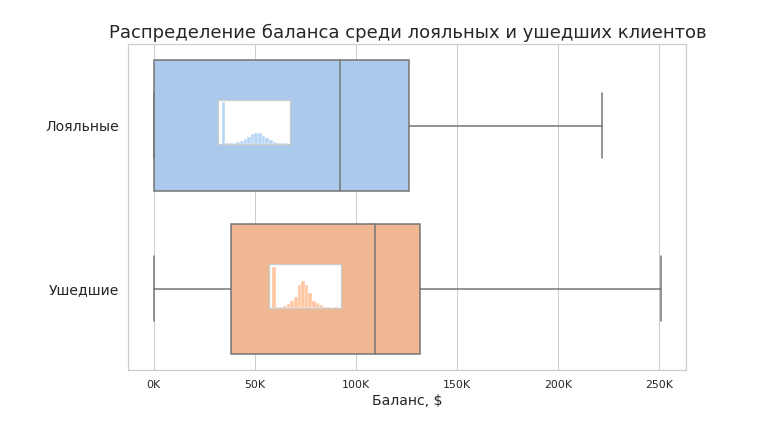
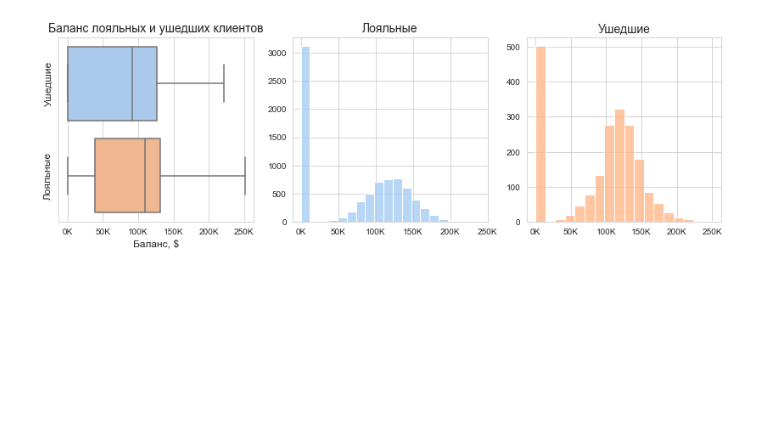
Before and after one commit to evpozdniakov/ds_projects, a Jupyter notebook: project1/DataSciencePython13Module9.ipynb, the cells around one changed output. Saved outputs shown, nothing was run; the diff lists cells and outputs as text; code cells hidden in the pictures; blank space fills up the shorter version.

```diff
--- a/project1/DataSciencePython13Module9.ipynb
+++ b/project1/DataSciencePython13Module9.ipynb
@@ -49,15 +68,19 @@ ch = churncp()
 
 mask = ch['Balance'] > 2500
 
-balance_data = ch[mask]
+data = ch[mask]
 
-plt.figure(figsize=(10, 6))
-g = sns.histplot(balance_data, x='Balance', bins=25, color=colors[0])
-g.set_xticklabels([f"{round(x)}K" for x in g.get_xticks()/1000]);
+fig = plt.figure('9.2', figsize=figsize)
+ax = fig.add_axes([0,0,1,1])
 
-g.set_title('Распределение средств клиентов с балансом > 2500 $', fontsize=18)
-g.set_xlabel('Баланс, $', fontsize=18);
-g.set_ylabel('Количество, чел.', fontsize=18);
+sns.histplot(ax=ax, data=data, x='Balance', bins=25, color=colors[0])
+
+ax.set_xticks([x * 1e4 for x in range(0, 30, 5)])
+ax.set_xticklabels([f"{round(x)}K" for x in ax.get_xticks()/1000])
+
+ax.set_title('Распределение средств клиентов с балансом > 2500 $', fontsize=18)
+ax.set_xlabel('Баланс, $', fontsize=18)
+ax.set_ylabel('Количество, чел.', fontsize=18);
 
 # Комментарий
 # -----------
@@ -85,45 +108,50 @@ g.set_ylabel('Количество, чел.', fontsize=18);
 # %%
 # 9.3. Посмотрите на распределение баланса клиента в разрезе признака оттока.
 # Как различаются суммы на накопительном счёте ушедших и лояльных клиентов?
 # Подумайте и напишите, с чем это может быть связано, что может не устраивать ушедших клиентов в банке.
 
-fig = plt.figure(figsize=(10, 6))
+ch = churncp()
 
-g = sns.boxplot(data=ch, y='Exited', x='Balance', orient='h', palette="pastel")
+fig = plt.figure('9.3', figsize=figsize3)
+axes = fig.subplots(1, 3)
+ax = axes[0]
 
-g.set_xticklabels([f"{round(x)}K" for x in g.get_xticks()/1000]);
-g.set_yticklabels(['Лояльные', 'Ушедшие'], fontsize=14);
+sns.boxplot(ax=ax, data=ch, y='Exited', x='Balance', orient='h', palette="pastel")
 
-g.set_title('Распределение баланса среди лояльных и ушедших клиентов', fontsize=18)
-g.set_xlabel('Баланс, $', fontsize=14);
-g.set_ylabel('');
+ax.set_xticks([x * 1e4 for x in range(0, 30, 5)])
+ax.set_xticklabels([f"{round(x)}K" for x in ax.get_xticks()/1000])
+
+ax.set_yticks([1, 0])
+ax.set_yticklabels(['Лояльные', 'Ушедшие'], fontsize=12, rotation=90, va='center')
+
+ax.set_title('Баланс лояльных и ушедших клиентов', fontsize=14)
+ax.set_xlabel('Баланс, $', fontsize=12)
+ax.set_ylabel('')
 
 def hist(ax, data, color):
-  g = sns.histplot(ax=ax, data=data, x='Balance', color=color)
-  g.tick_params(left=False, bottom=False)
-  g.set_xticks([])
-  g.set_yticks([])
-  g.set_xlabel('')
-  g.set_ylabel('')
-  ax2.grid(False)
+  sns.histplot(ax=ax, data=data, x='Balance', color=color)
+  ax.tick_params(left=False, bottom=False)
+  ax.set_xticks([x * 1e4 for x in range(0, 30, 5)])
+  ax.set_xticklabels([f"{round(x)}K" for x in ax.get_xticks()/1000])
+  ax.set_ylabel('')
+  ax.set_xlabel('')
 
 
-ax2 = plt.axes([0.25, 0.65, 0.1, 0.1])
-hist(ax2, ch[ch['Exited'] == 0], colors[0])
+hist(axes[1], ch[ch['Exited'] == 0], colors[0])
+axes[1].set_title('Лояльные', fontsize=14)
 
-ax3 = plt.axes([0.32, 0.27, 0.1, 0.1])
-hist(ax3, ch[ch['Exited'] == 1], colors[1])
-
+hist(axes[2], ch[ch['Exited'] == 1], colors[1])
+axes[2].set_title('Ушедшие', fontsize=14);
 
 # Комментарий
 # -----------
 # Количество клиентов с нулевым балансом намного больше среди лояльных клиентов.
 # Возможно они пользуются банком не для того, чтобы хранить там свои деньги и получать проценты,
 # а ради каких-то иных услуг. Среди ушедших клиентов подавляющее большинство это люди
 # со значительными средствами на счету. Возможно у банка нет инструмента, позволяющего клиентам
 # получать годовые проценты за хранение своих сбережений, или данную услугу лучше предоставляют конкуренты.
 # %% [output]
-[figure, old version]
+[figure, new version]
 # %%
 # 9.4. Посмотрите на распределение возраста в разрезе признака оттока.
 # В какой группе больше потенциальных выбросов?
```
Also changed, not shown: parts of 21 cells of this notebook.
